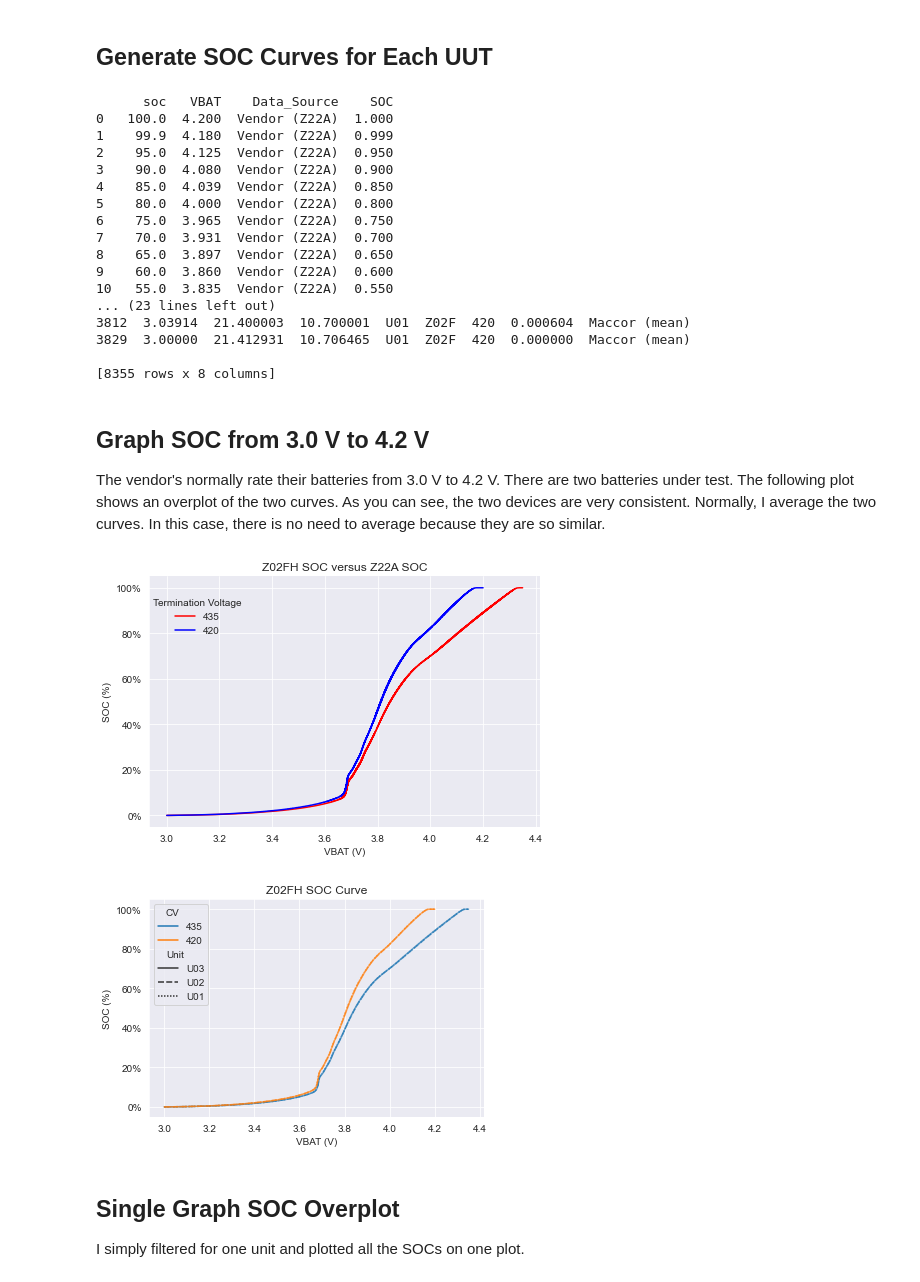
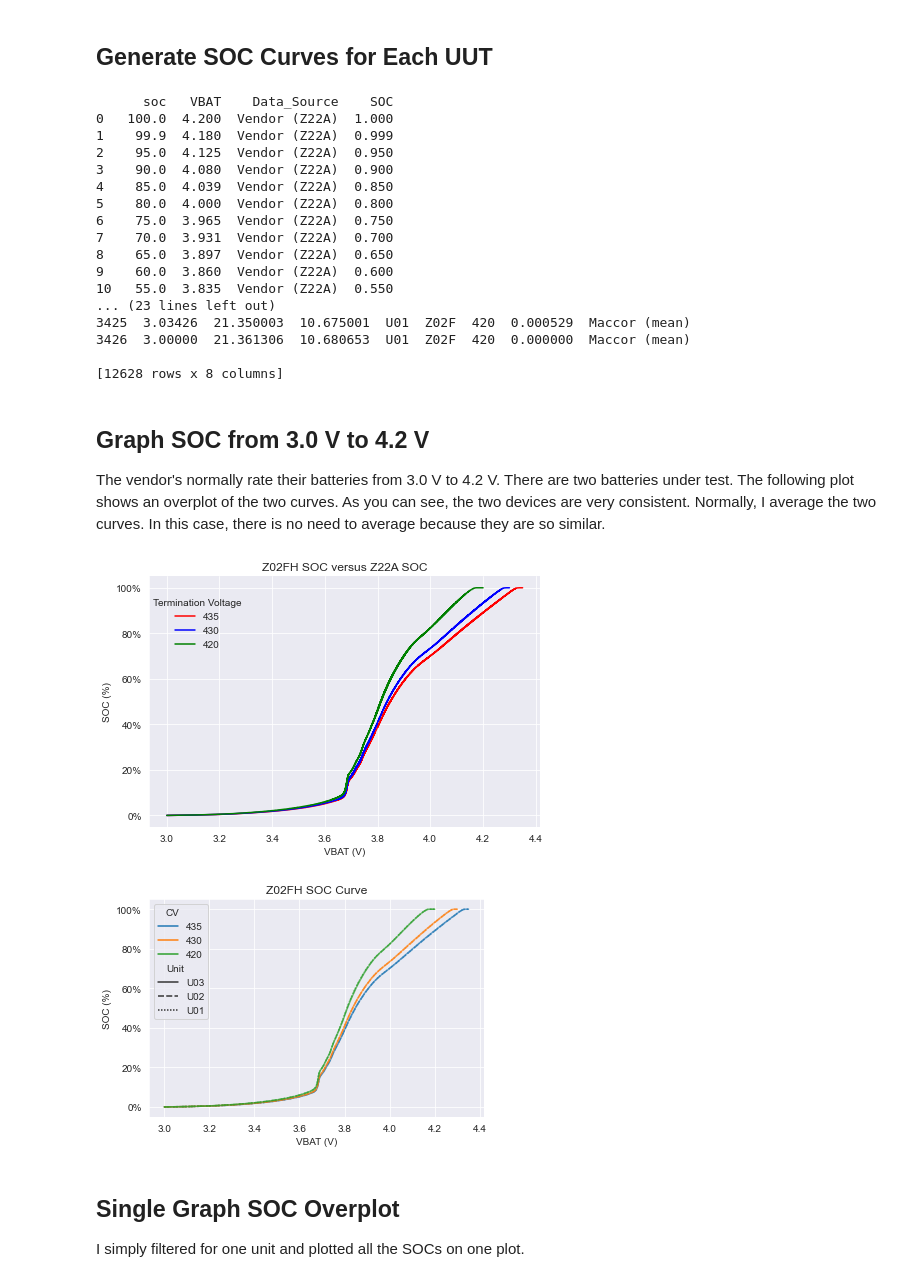
Before and after one commit to ziggle/BatteryDischargeQuickLookReport, a Jupyter notebook: Z02FH-Styled.ipynb, the cells around one changed output. Drawn from its saved outputs; the diff is of its cells as text; code cells hidden in the pictures.

```diff
--- a/Z02FH-Styled.ipynb
+++ b/Z02FH-Styled.ipynb
@@ -54,7 +54,7 @@ def batTweak(file):
         .astype({"days":"float64","h":"float64","m":"float64","s":"float64"})
         .assign(t = lambda x: x.days*1440+x.h*60+x.m+x.s/60)
         .drop(["h","m","s","days"],axis=1)
-        .query("c == 4 &  Step==5")
+        .query("c == 2 &  Step==5")
         .drop(["Step","Amps","c"],axis=1)
         .assign(q = lambda x: x.t*0.5/60,
                 t = lambda x: x.t/60)
@@ -282,10 +295,11 @@ style
 # Battery Capacity - Starkey Voltage Range
 # %%
 # It is important to understand the impact of the low battery voltage on the battery capacity.
-vLow=3*1.16
-tLowBat=30/60
-iDischarge=0.36
-qFix=tLowBat*iDischarge
+vLow=3*1.16              # The VHA side low battery threshold is 1.16 V, so 3*1.16 on the battery side of the HPM10
+tLowBat=34/60            # I need the low battery wait time in hours. 4 minutes persistenace + 30 minutes wait.
+iDischarge=0.36          # My estimate of the discharge current for the CIC nominal current
+qFix=tLowBat*iDischarge  # Here is the charge transferred during the low battery interval
+
 from scipy.interpolate import interp1d
 vy = pd.DataFrame({'CV':[],'q':[]})
 for y in z['CV'].unique():
@@ -294,13 +308,15 @@ for y in z['CV'].unique():
         interp_func = interp1d(z.query(f"Unit=='{x}' & CV=='{y}'").v, z.query(f"Unit=='{x}' & CV=='{y}'").q)
         qx = interp_func(vLow)
     vy =vy.append({'CV':y,'q':qx+qFix},ignore_index=True)
-gzzz= (vy
+
+    gzzz= (vy
       .set_index(['CV'],drop=True)
-      .rename(columns={"q":"Charge (mAh)"},index={'435':4.35,'420':4.20})
+      .rename(columns={"q":"Charge (mAh)"},index={'420':'4.20','430':'4.30','435':'4.35'})
       .rename_axis("Voltage", axis=0)
      )
+
 with pd.option_context('display.precision', 2):
-    style = gzzz.style.pipe(dfdark)
+    style = gzzz.sort_index().style.pipe(dfdark)
 style
 # %% [output]
 |  | Charge (mAh) |
@@ -346,10 +363,10 @@ print(r)
 9    60.0  3.860  Vendor (Z22A)  0.600
 10   55.0  3.835  Vendor (Z22A)  0.550
 ... (23 lines left out)
-3812  3.03914  21.400003  10.700001  U01  Z02F  420  0.000604  Maccor (mean)
-3829  3.00000  21.412931  10.706465  U01  Z02F  420  0.000000  Maccor (mean)
+3425  3.03426  21.350003  10.675001  U01  Z02F  420  0.000529  Maccor (mean)
+3426  3.00000  21.361306  10.680653  U01  Z02F  420  0.000000  Maccor (mean)
 
-[8355 rows x 8 columns]
+[12628 rows x 8 columns]
 # %% [markdown]
 ## Graph SOC from 3.0 V to 4.2 V
 
@@ -357,18 +374,18 @@ The vendor's normally rate their batteries from 3.0 V to 4.2 V. There are two ba
 # %%
 import matplotlib.ticker as tkr
 df3 = pd.concat([r,vendor]).reset_index(drop=True)
-ax=sns.relplot(x = df3.VBAT, y = df3.SOC, hue=df3.CV, palette = ['red', 'blue'],kind="line", \
+ax=sns.relplot(x = df3.VBAT, y = df3.SOC, hue=df3.CV, palette = ['red', 'blue','green'],kind="line", \
               height=4, aspect=6/4)
 ax.set(title='Z02FH SOC versus Z22A SOC',ylabel="SOC (%)",xlabel="VBAT (V)")
 for a in ax.axes.flat:
     a.yaxis.set_major_formatter(tkr.FuncFormatter(lambda y, p: f'{y:.0%}'))
 leg = ax._legend
 leg.set_title("Termination Voltage")
 leg.set_bbox_to_anchor([0.10, 0.95])
 leg._loc = 2
 plt.show()
 # %% [output]
-[figure, old version]
+[figure, new version]
 # %%
 
 plt.figure(figsize=(6,4))
@@ -386,7 +403,7 @@ plt.ylabel("SOC (%)")
 plt.title("Z02FH SOC Curve")
 plt.show(fig)
 # %% [output]
-[figure, old version]
+[figure, new version]
 # %% [markdown]
 ## Single Graph SOC Overplot
 
```
Also changed, not shown: parts of 13 cells of this notebook.
